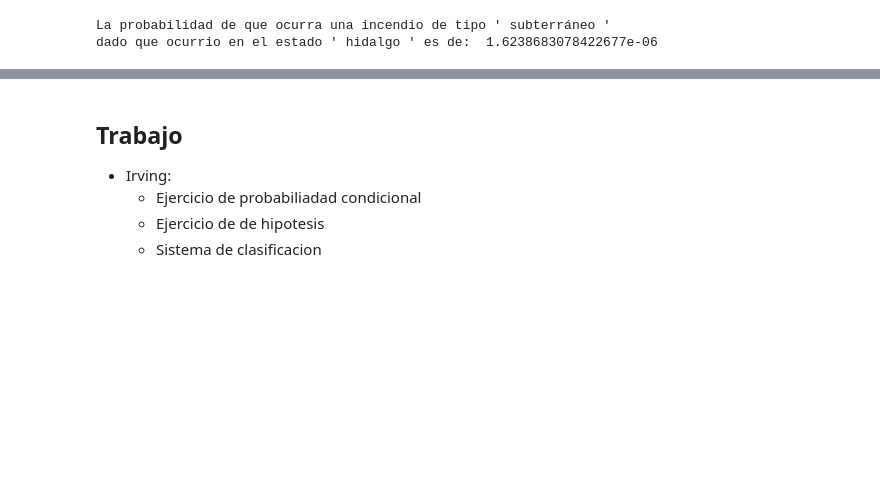
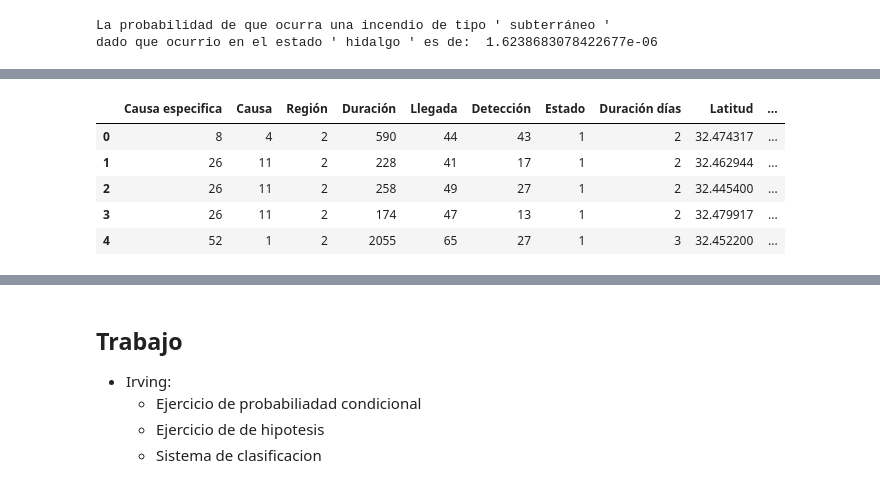
Before and after one commit to IrvingJ22/ForestFires_Mexico, a Jupyter notebook: firesData.ipynb, the cells around one changed output, grey strips where cells are left out. Cells and saved outputs as stored; diff of their text form; code cells hidden in the pictures; blank space fills up the shorter version.

```diff
--- a/firesData.ipynb
+++ b/firesData.ipynb
@@ -310,0 +317,13 @@ memory usage: 8.9+ MB
+# %%
+# Calcular la matriz de correlación
+correlation_matrix = df_encoded.corr()
+
+# Calcular las correlaciones con respecto a la columna "Causa especifica"
+correlations = correlation_matrix['Causa especifica']
+
+# Filtrar las correlaciones más altas y ordenar en orden descendente
+top_correlations = correlations.abs().sort_values(ascending=False)
+
+# Imprimir los nombres de las columnas y las correlaciones
+for column_name, correlation in top_correlations.iteritems():
+    print(f"Columna: {column_name}, Correlación: {correlation}")
@@ -310,0 +365,14 @@ memory usage: 8.9+ MB
+# %%
+# Obtener los nombres de las 10 columnas con mayor correlación
+top_columns = top_correlations.head(10).index
+
+# Crear un nuevo DataFrame con las columnas seleccionadas
+new_df = df_encoded.loc[:, top_columns]
+new_df.head()
+# %% [output]
+|  | Causa especifica | Causa | Región | Duración | Llegada | Detección | Estado | Duración días | Latitud | ... |
+| 0 | 8 | 4 | 2 | 590 | 44 | 43 | 1 | 2 | 32.474317 | ... |
+| 1 | 26 | 11 | 2 | 228 | 41 | 17 | 1 | 2 | 32.462944 | ... |
+| 2 | 26 | 11 | 2 | 258 | 49 | 27 | 1 | 2 | 32.445400 | ... |
+| 3 | 26 | 11 | 2 | 174 | 47 | 13 | 1 | 2 | 32.479917 | ... |
+| 4 | 52 | 1 | 2 | 2055 | 65 | 27 | 1 | 3 | 32.452200 | ... |
```
Also changed, not shown: parts of 16 cells of this notebook.
